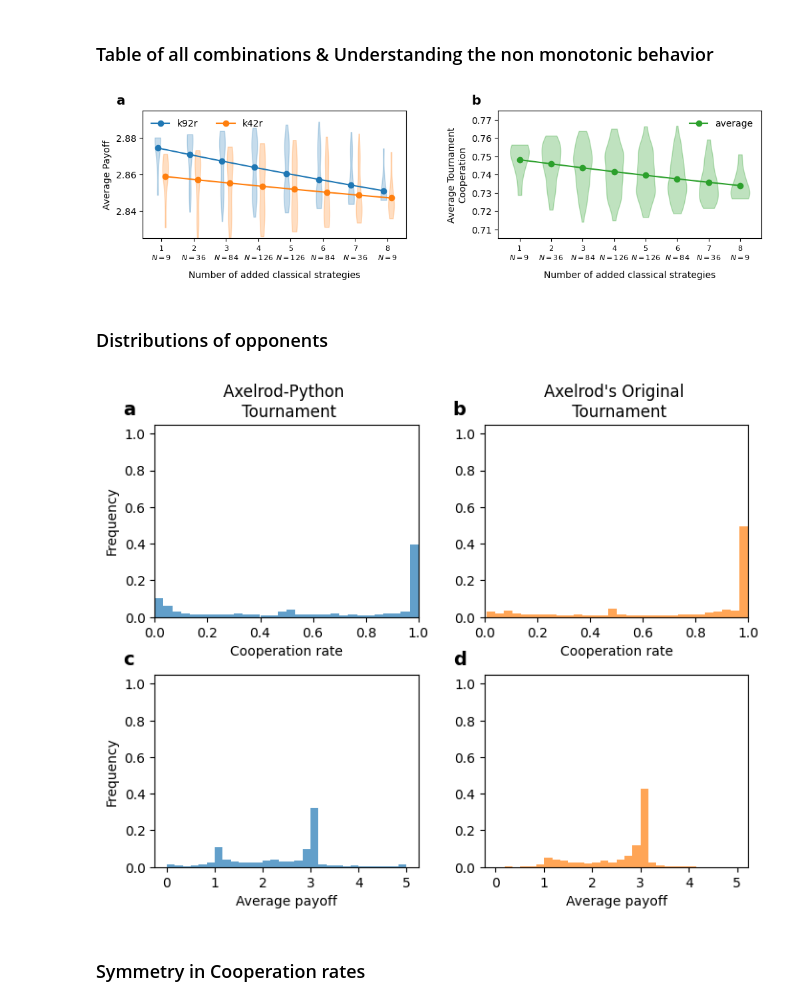
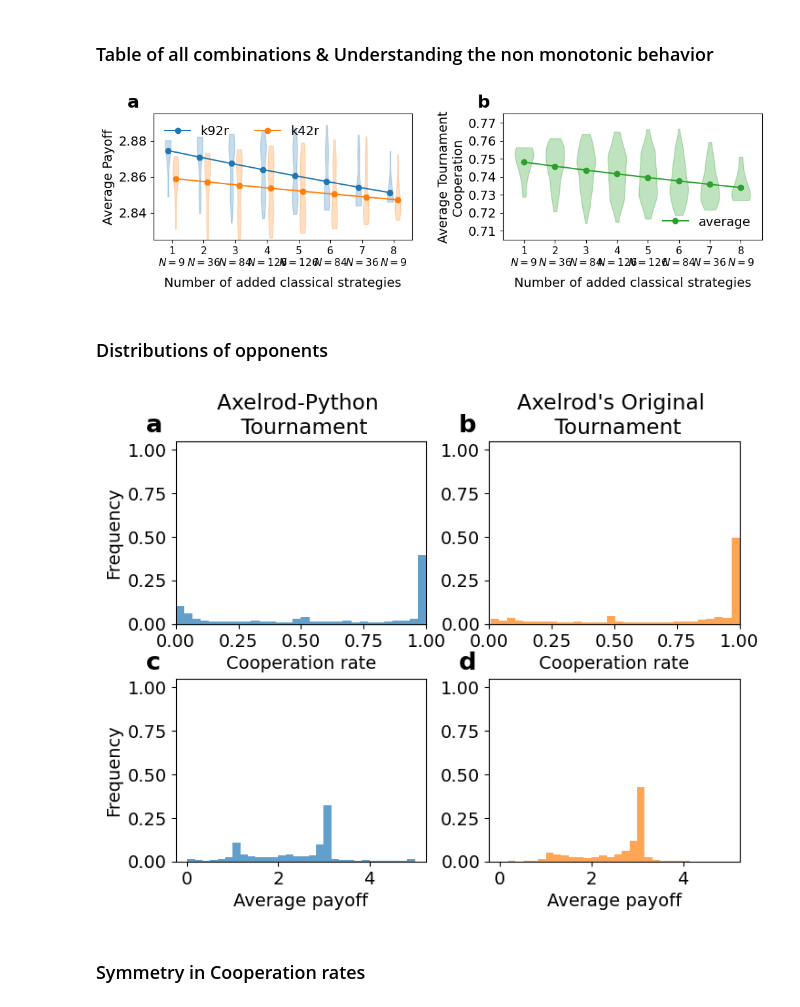
Before and after one commit to Axelrod-Python/revisiting-axelrod-second, a Jupyter notebook: src/Classical_strategies_and_opponent_distributions.ipynb, the cells around one changed output. Saved outputs shown, nothing was run; the diff lists cells and outputs as text; code cells hidden in the pictures.

```diff
--- a/src/Classical_strategies_and_opponent_distributions.ipynb
+++ b/src/Classical_strategies_and_opponent_distributions.ipynb
@@ -1,3 +1,13 @@
+# %%
+# Figure font sizing for journal submission.
+# Raise FONT_SCALE (e.g. to 1.4) and re-run to enlarge ALL text uniformly
+# across every figure in this notebook. FONT_SCALE = 1.0 reproduces the
+# original figures exactly (10.0 is the matplotlib default font.size, and the
+# title/tick/legend sizes are relative to it, so they scale automatically).
+import matplotlib as mpl
+
+FONT_SCALE = 1.4
+mpl.rcParams["font.size"] = 10.0 * FONT_SCALE
 # %%
 import axelrod as axl
 import matplotlib
@@ -339,7 +349,7 @@ ax.text(
     1.05,
     "a",
     transform=ax.transAxes,
-    fontsize=14,
+    fontsize=14 * FONT_SCALE,
     fontweight="bold"
 )
 
@@ -375,37 +385,37 @@ ax.plot(
     label="average"
 )
 
 ax.set(
     xlabel="Number of added classical strategies",
     ylabel="Average Tournament\nCooperation",
     xticks=ks,
     xticklabels=xtick_labels,
     yticks=np.arange(0.71, 0.77, 0.01),
     ylim=(0.705, 0.775)
 )
 
 ax.xaxis.labelpad = 10
 
 ax.legend(frameon=False)
 
 ax.text(
     -0.1,
     1.05,
     "b",
     transform=ax.transAxes,
-    fontsize=14,
+    fontsize=14 * FONT_SCALE,
     fontweight="bold"
 )
 
 for ax in axes:
-    ax.tick_params(axis="x", labelsize=8)
+    ax.tick_params(axis="x", labelsize=8 * FONT_SCALE)
 
 fig.savefig(
-    "../paper/assets/extra_invitations_classical_strategies.pdf",
+    "../paper/Figure_4.pdf",
     bbox_inches="tight"
 )
 # %% [output]
-[figure, old version]
+[figure, new version]
 # %%
 win_counts = (
     tournament_results
@@ -576,7 +586,7 @@ for label, ax in zip(panel_labels, axes.flatten()):
         1.05,
         label,
         transform=ax.transAxes,
-        fontsize=14,
+        fontsize=14 * FONT_SCALE,
         fontweight="bold"
     )
 
@@ -585,7 +595,7 @@ fig.savefig(
     bbox_inches="tight"
 )
 # %% [output]
-[figure, old version]
+[figure, new version]
 # %% [markdown]
 ### Symmetry in Cooperation rates
 # %%
```
Also changed, not shown: parts of 1 cell of this notebook, 38 other files.
